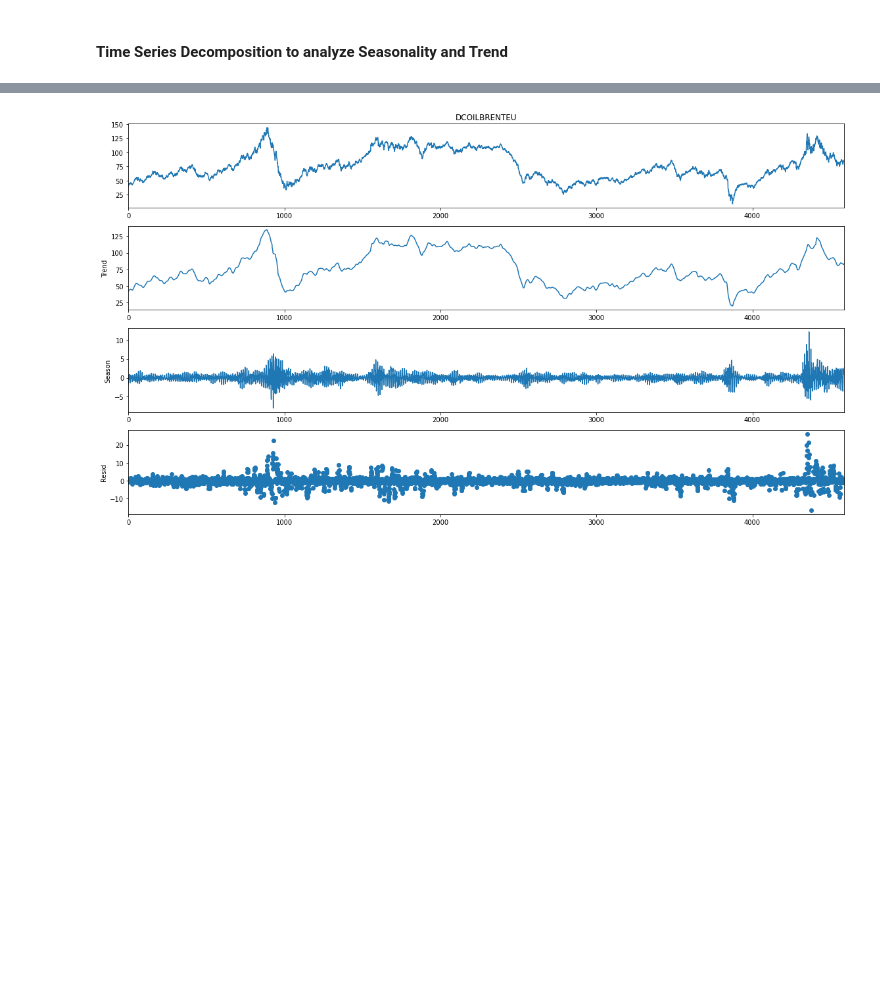
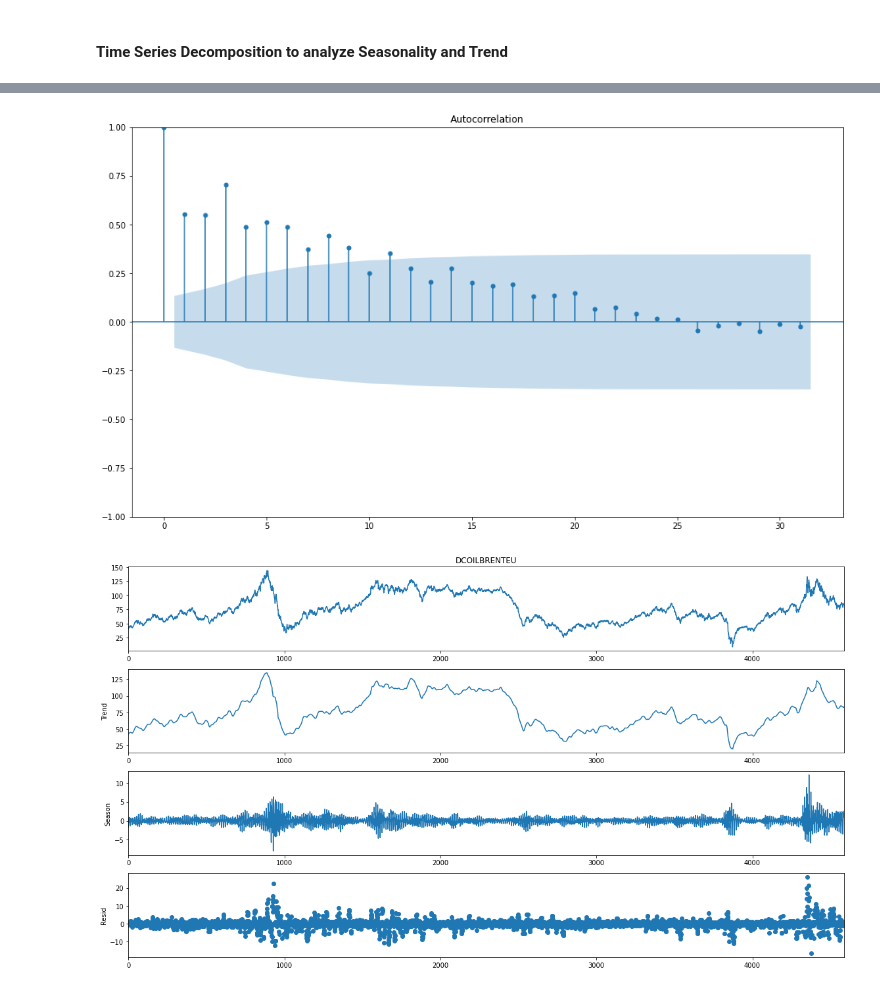
Before and after one commit to castorgit/Analytics_for_Retail, a Jupyter notebook: 08_Time_Series_Prediction/01_Brent_price_prediction.ipynb, the cells around one changed output, grey strips where cells are left out. Drawn from its saved outputs; the diff is of its cells as text; code cells hidden in the pictures; blank space fills up the shorter version.

```diff
--- a/08_Time_Series_Prediction/01_Brent_price_prediction.ipynb
+++ b/08_Time_Series_Prediction/01_Brent_price_prediction.ipynb
@@ -56,3 +108,9 @@ plt.show()
+# %%
+from statsmodels.graphics.tsaplots import plot_acf
+plot_acf(dfa, lags = 31)
+plt.show()
+# %% [output]
+[figure, added]
 # %%
 plt.rcParams["figure.figsize"] = [16,9]
 stl = STL(df['DCOILBRENTEU'], period=12, robust=True)
```
Also changed, not shown: parts of 10 cells of this notebook, 1 other file.
